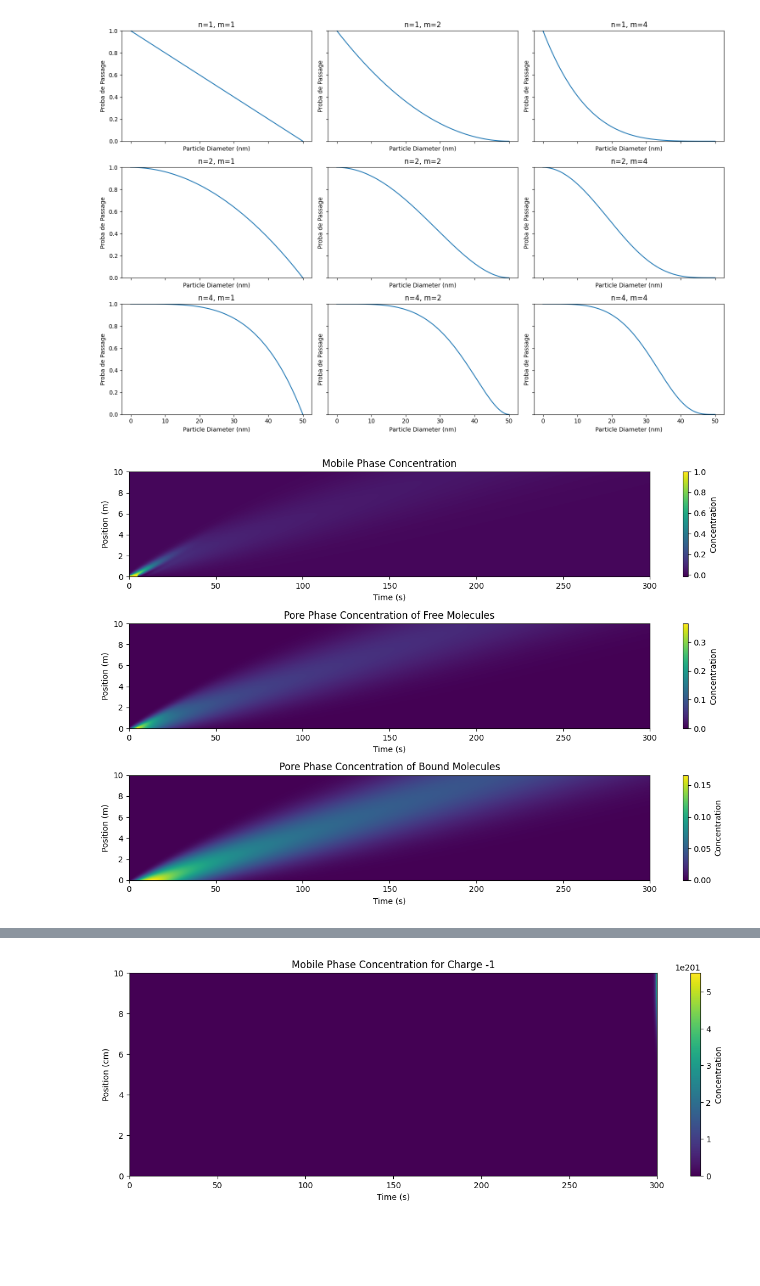
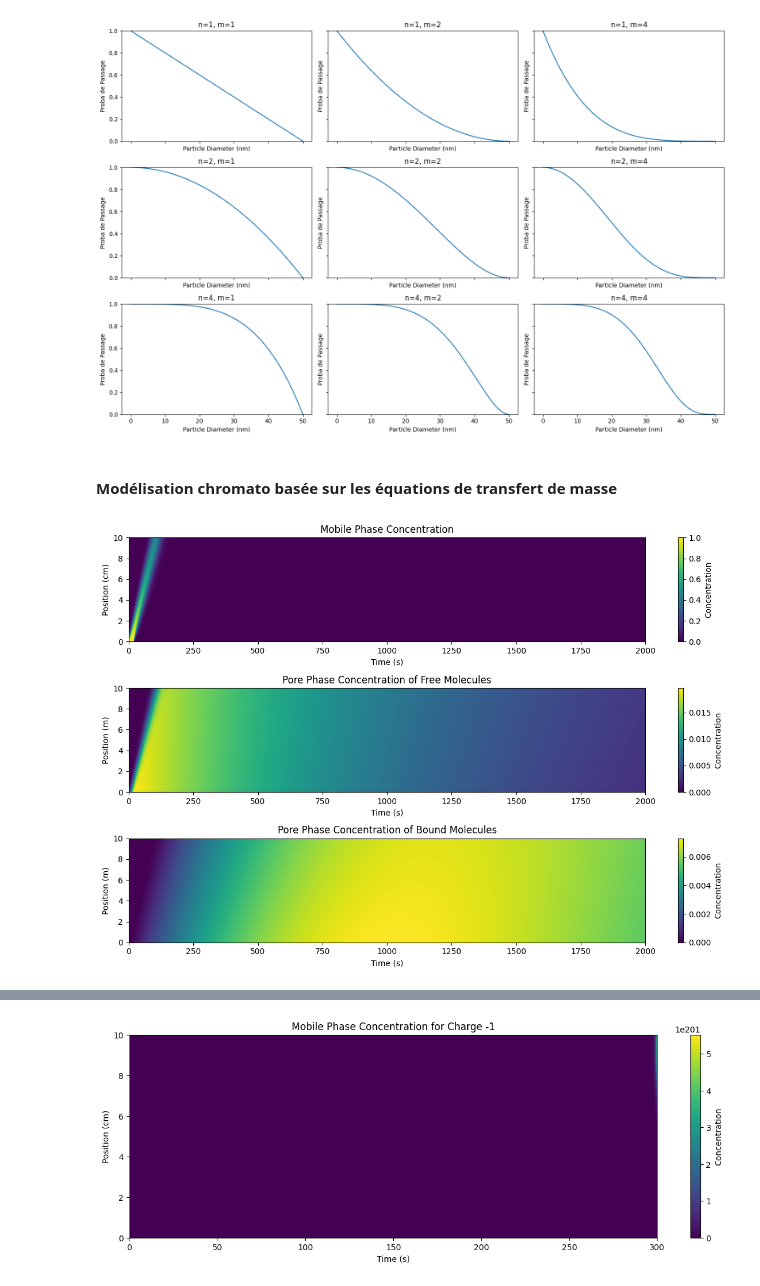
Before and after one commit to HugoKD/byoRNA, a Jupyter notebook: ByoRna.ipynb, the cells around one changed output, grey strips where cells are left out. Saved outputs shown, nothing was run; the diff lists cells and outputs as text; code cells hidden in the pictures; blank space fills up the shorter version.

```diff
--- a/ByoRna.ipynb
+++ b/ByoRna.ipynb
@@ -60,7 +75,6 @@ class USP:
             plt.legend()
             plt.grid(True)
             plt.show()
-            return G, X, E, O
         else:
           return G, X, E, O
 
@@ -242,6 +259,8 @@ plt.tight_layout()
 plt.show()
 # %% [output]
 [figure]
+# %% [markdown]
+#### Modélisation chromato basée sur les équations de transfert de masse
 # %%
 import numpy as np
 import matplotlib.pyplot as plt
@@ -337,7 +356,7 @@ class Chromatography(Filtration):
             self.cp_history.append(self.cp.copy())
             self.q_history.append(self.q.copy())
 
-    def plot_results(self):
+    def plot_result(self):
         c_history = np.array(self.c_history)
         cp_history = np.array(self.cp_history)
         q_history = np.array(self.q_history)
@@ -349,7 +368,7 @@ class Chromatography(Filtration):
         plt.imshow(c_history.T, aspect='auto', origin='lower', extent=[0, self.T, 0, self.L])
         plt.colorbar(label='Concentration')
         plt.xlabel('Time (s)')
-        plt.ylabel('Position (m)')
+        plt.ylabel('Position (cm)')
 
         plt.subplot(3, 1, 2)
         plt.title('Pore Phase Concentration of Free Molecules')
@@ -358,38 +377,60 @@ class Chromatography(Filtration):
         plt.xlabel('Time (s)')
         plt.ylabel('Position (m)')
 
         plt.subplot(3, 1, 3)
         plt.title('Pore Phase Concentration of Bound Molecules')
         plt.imshow(q_history.T, aspect='auto', origin='lower', extent=[0, self.T, 0, self.L])
         plt.colorbar(label='Concentration')
         plt.xlabel('Time (s)')
         plt.ylabel('Position (m)')
 
         plt.tight_layout()
         plt.show()
 
+    def plot_results(self,nbr_simu):
+        time_points = np.linspace(0, self.T, len(self.c_history))
+
+        size  = self.molecule_size * i * 10
+        plt.figure(figsize=(12, 8))
+        plt.subplot(2, 1, 1)
+        plt.title(f'Mobile Phase Concentration for molecule size {size}')
+        plt.imshow(np.array(self.c_history)[:, i, :].T, aspect='auto', origin='lower', extent=[0, self.T, 0, self.L])
+        plt.colorbar(label='Concentration')
+        plt.xlabel('Time (s)')
+        plt.ylabel('Position (m)')
+
+        plt.subplot(2, 1, 2)
+        plt.title(f'Pore Phase Concentration of Free molecule size {self.charges[i]}')
+        plt.imshow(np.array(self.cp_history)[:, i, :].T, aspect='auto', origin='lower', extent=[0, self.T, 0, self.L])
+        plt.colorbar(label='Concentration')
+        plt.xlabel('Time (s)')
+        plt.ylabel('Position (m)')
+
+        plt.tight_layout()
+        plt.show()
 
 
 # Parameters
-L = 10.0
-T = 300.0
+L = 10
+T = 2000.0
 v = 0.1
-D = 0.001
+D = 0.01
 Nx = 100
 Nt = 100000
-pulse_duration = 5
+pulse_duration = 20
 pulse_concentration = 1
 target_molecule = 'A'
 feed = [{'type': 'A', 'concentration': 1.0}, {'type': 'B', 'concentration': 0.5}]
 filter_size = 1.0
 particle_size = .01  # Example particle size
-molecule_size = 0.001  # Example molecule size
+molecule_size = 0.0001  # Example molecule size
 temperature = 298.15  # Example temperature in Kelvin (25°C)
 solvent_viscosity = 0.9  # Example solvent viscosity (arbitrary units)
-affinity = 0.1  # Example affinity constant
+affinity = 0.001  # Example affinity constant
+size = [.0001,.001,.01]
 # Instantiate and run chromatography
 chromatography = Chromatography(L, T, v, D, Nx, Nt, pulse_duration, pulse_concentration, target_molecule, feed, filter_size, particle_size, molecule_size, temperature, solvent_viscosity, affinity)
 chromatography.perform_chromatography()
-chromatography.plot_results()
+chromatography.plot_result()
 # %% [output]
-[figure, old version]
+[figure, new version]
```
Also changed, not shown: parts of 8 cells of this notebook.
